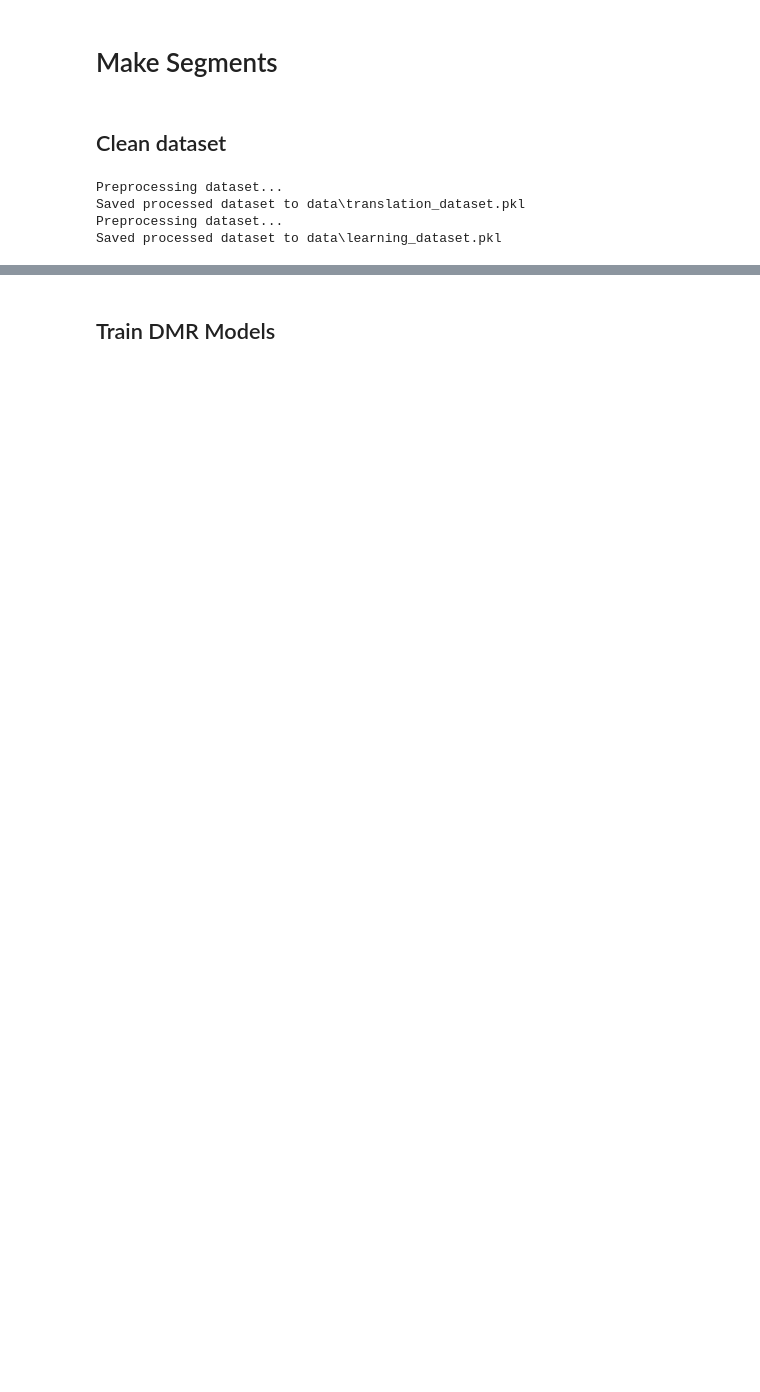
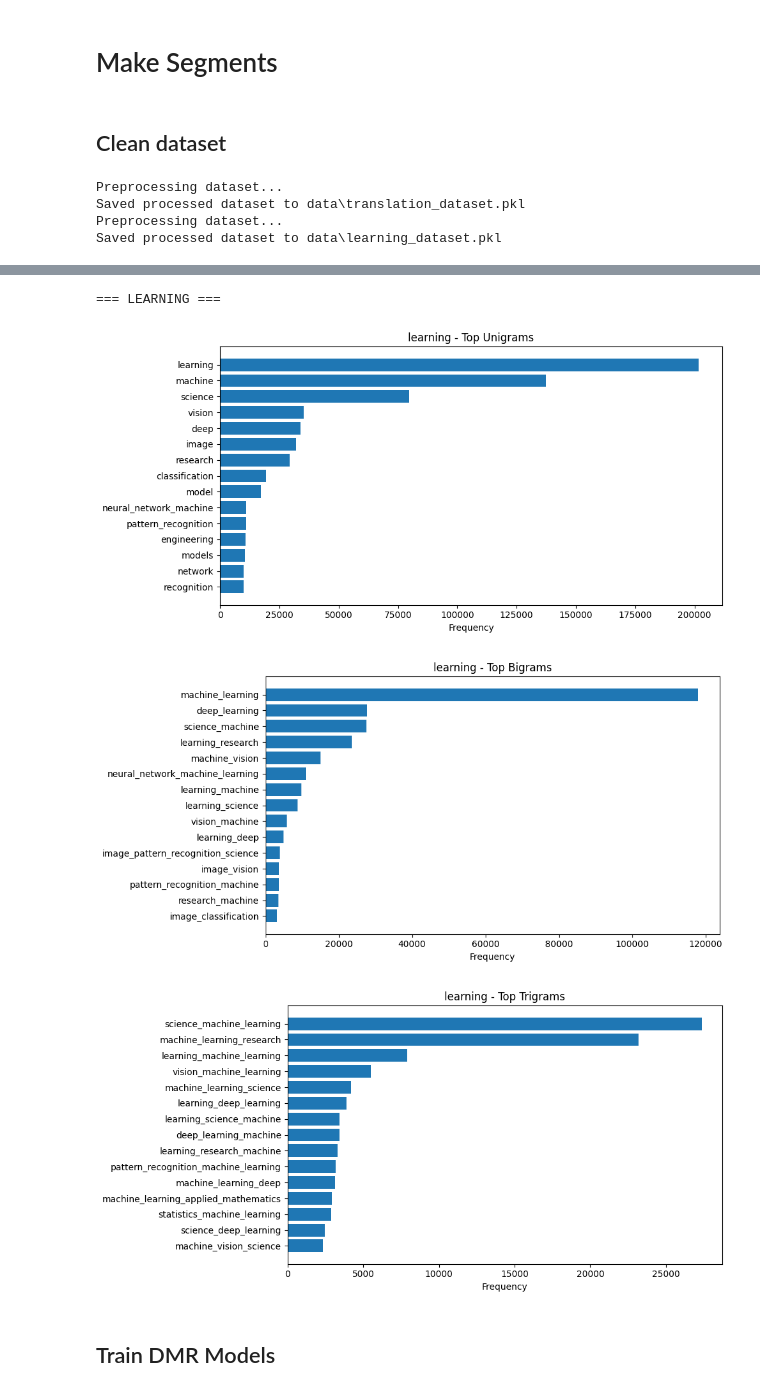
Before and after one commit to ilybevy/article-timeline, a Jupyter notebook: DMR_JS_DP.ipynb, the cells around one changed output, grey strips where cells are left out. Cells and saved outputs as stored; diff of their text form; code cells hidden in the pictures; blank space fills up the shorter version.

```diff
--- a/DMR_JS_DP.ipynb
+++ b/DMR_JS_DP.ipynb
@@ -20,3 +85,10 @@ Saved processed dataset to data\learning_dataset.pkl
+# %%
+visualize_dataset(r"data\learning_dataset.pkl", name="learning")
+# %% [output]
+=== LEARNING ===
+[figure, added]
+[figure, added]
+[figure, added]
 # %% [markdown]
 ## Train DMR Models
 # %%
```
Also changed, not shown: parts of 8 cells of this notebook, 5 other files.
